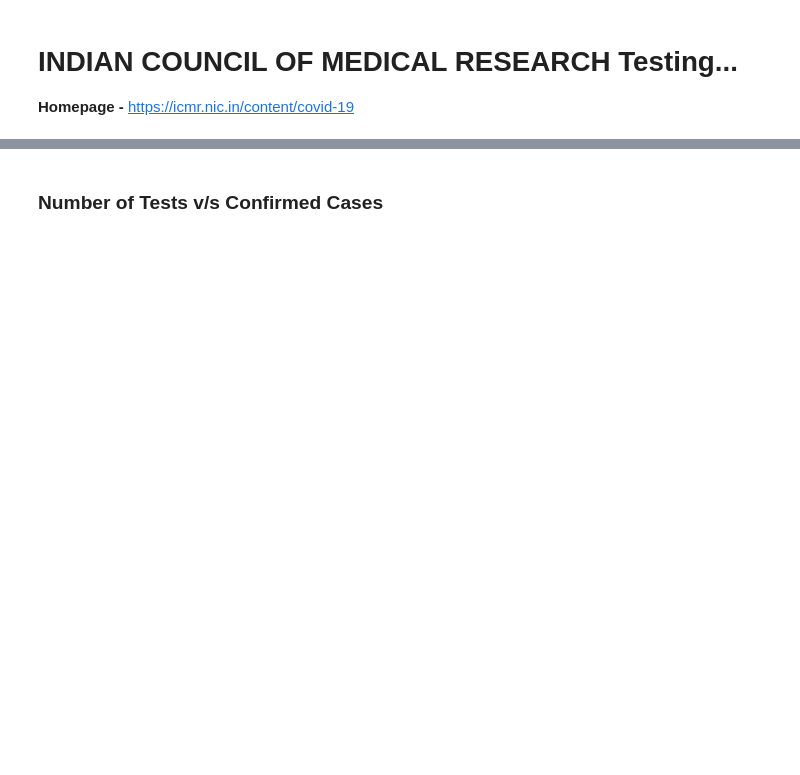
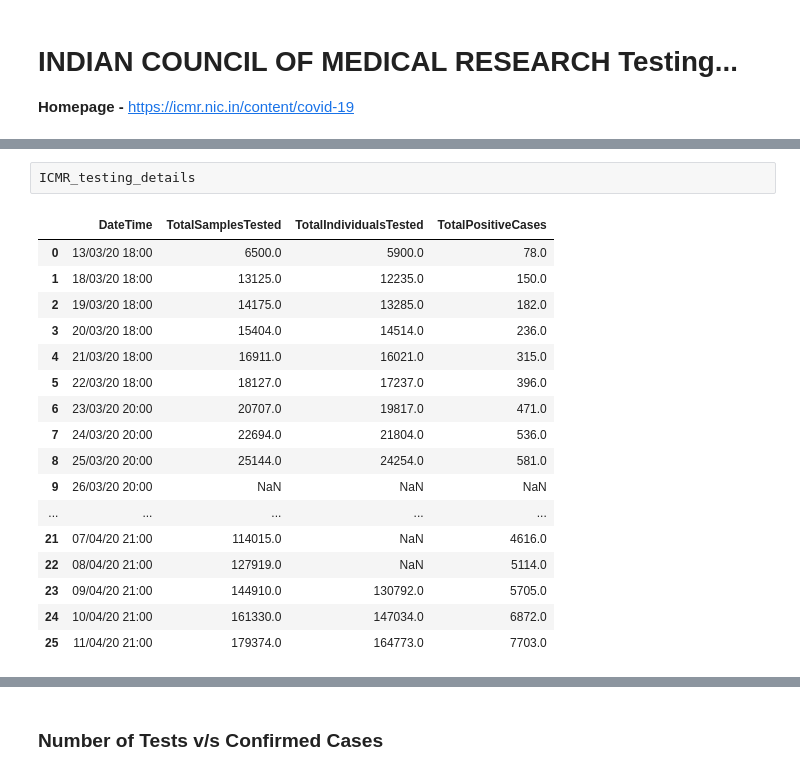
Before and after one commit to sauravmishra1710/Covid-19---A-Geo-Statistical-Analysis, a Jupyter notebook: Covid-19 India Reports.ipynb, the cells around one changed output, grey strips where cells are left out. Drawn from its saved outputs; the diff is of its cells as text; blank space fills up the shorter version.

```diff
--- a/Covid-19 India Reports.ipynb
+++ b/Covid-19 India Reports.ipynb
@@ -1132,2 +1121,22 @@ ICMR Testing Data...
+# %%
+ICMR_testing_details
+# %% [output]
+|  | DateTime | TotalSamplesTested | TotalIndividualsTested | TotalPositiveCases |
+| 0 | 13/03/20 18:00 | 6500.0 | 5900.0 | 78.0 |
+| 1 | 18/03/20 18:00 | 13125.0 | 12235.0 | 150.0 |
+| 2 | 19/03/20 18:00 | 14175.0 | 13285.0 | 182.0 |
+| 3 | 20/03/20 18:00 | 15404.0 | 14514.0 | 236.0 |
+| 4 | 21/03/20 18:00 | 16911.0 | 16021.0 | 315.0 |
+| 5 | 22/03/20 18:00 | 18127.0 | 17237.0 | 396.0 |
+| 6 | 23/03/20 20:00 | 20707.0 | 19817.0 | 471.0 |
+| 7 | 24/03/20 20:00 | 22694.0 | 21804.0 | 536.0 |
+| 8 | 25/03/20 20:00 | 25144.0 | 24254.0 | 581.0 |
+| 9 | 26/03/20 20:00 | NaN | NaN | NaN |
+| ... | ... | ... | ... | ... |
+| 21 | 07/04/20 21:00 | 114015.0 | NaN | 4616.0 |
+| 22 | 08/04/20 21:00 | 127919.0 | NaN | 5114.0 |
+| 23 | 09/04/20 21:00 | 144910.0 | 130792.0 | 5705.0 |
+| 24 | 10/04/20 21:00 | 161330.0 | 147034.0 | 6872.0 |
+| 25 | 11/04/20 21:00 | 179374.0 | 164773.0 | 7703.0 |
 # %%
 ICMR_testing_details ['DateTime'] =pd.to_datetime(ICMR_testing_details.DateTime,dayfirst=True)
```
Also changed, not shown: parts of 22 cells of this notebook.
